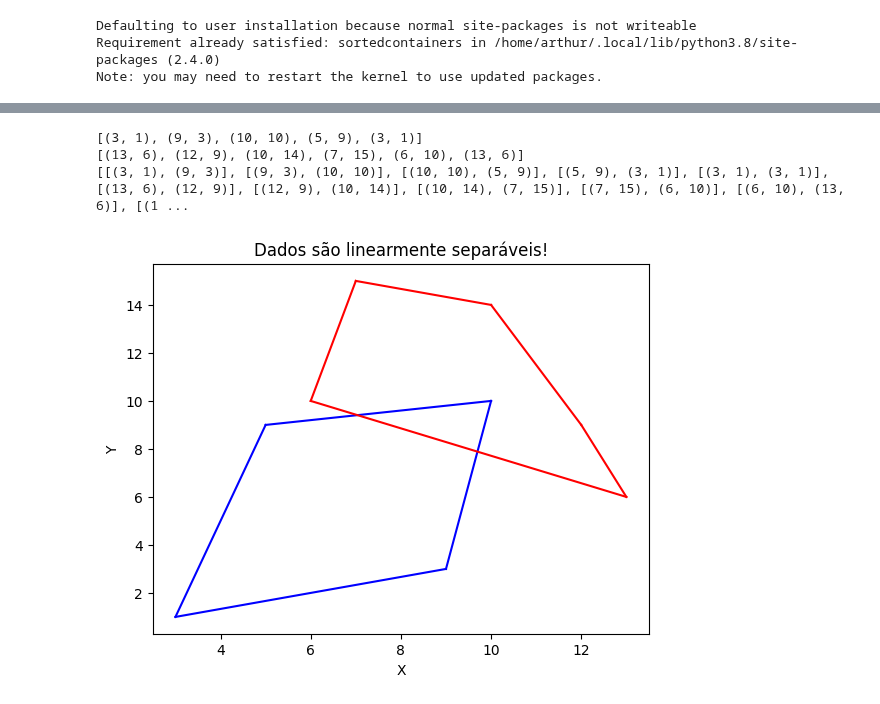
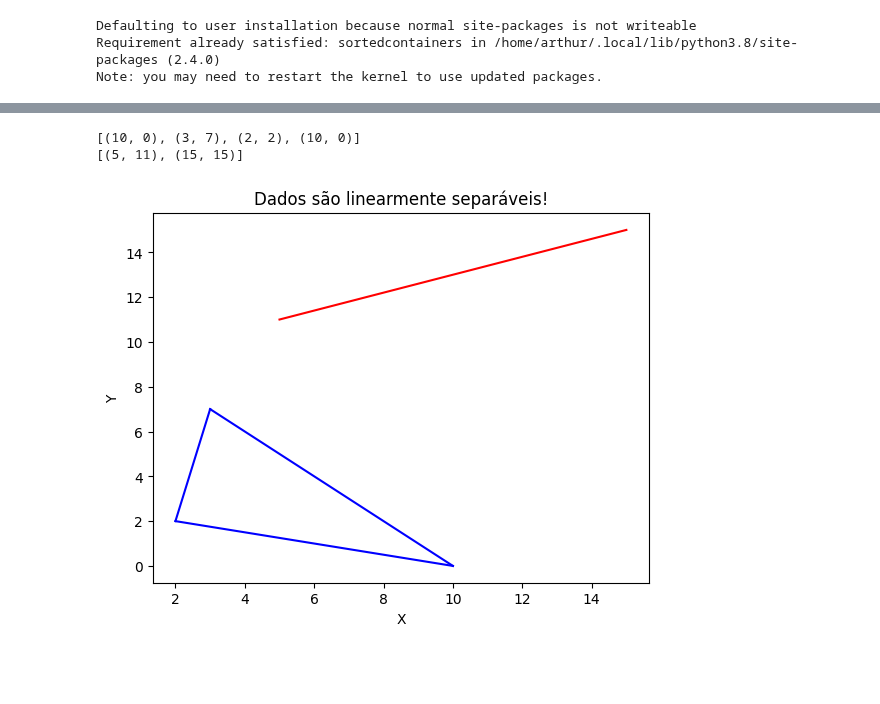
Before and after one commit to marcelomrad/Classificador_Linear, a Jupyter notebook: main.ipynb, the cells around one changed output, grey strips where cells are left out. Saved outputs shown, nothing was run; the diff lists cells and outputs as text; code cells hidden in the pictures; blank space fills up the shorter version.

```diff
--- a/main.ipynb
+++ b/main.ipynb
@@ -94,21 +82,33 @@ class Segmento:
         return False
 
 
-
     def produto_vetorial(self, other):
         return (self.p2.x - self.p1.x) * (other.p2.y - other.p1.y) - (self.p2.y - self.p1.y) * (other.p2.x - other.p1.x)
 
     def __lt__(self, other):
         return self.p1.y < other.p1.y or (self.p1.y == other.p1.y and self.p2.y < other.p2.y)
 
-    def __eq__(self, other):
-        return self.p1.y == other.p1.y and self.p2.y == other.p2.y
+class Event:
+    def __init__(self, x, y, segment, is_start, poligono):
+        self.x = x
+        self.y = y
+        self.segment = segment
+        self.is_start = is_start
+        self.poligono = poligono
+
+    def __lt__(self, other):
+        if self.x != other.x:
+            return self.x < other.x
+        return self.y < other.y
 # %%
 def ordenacao_polar(p0):
     def compare(p1, p2):
         o = orientation(p0, p1, p2)
         if o == 0:
-            return (p1.distancia_ao_quadrado(p0) <= p2.distancia_ao_quadrado(p0)) - 1
+            if p1.distancia_ao_quadrado(p0) < p2.distancia_ao_quadrado(p0):
+                return -1
+            else:
+                return 1
         return 1 if o > 0 else -1
     return compare
 # %%
@@ -268,19 +250,13 @@ def plot_separabilidade(classe_1, classe_2):
 # %%
 # Gerar pontos aleatórios para ambas as classes
 classe_1_random = [Ponto(random.randint(0, 10), random.randint(0, 10)) for _ in range(3)]
 classe_2_random = [Ponto(random.randint(5, 15), random.randint(5, 15)) for _ in range(3)]
 
-classe_1_random = (5, 9), (9, 3), (10, 10), (7, 8), (3, 1)
-classe_1_random = [Ponto(x, y) for x, y in classe_1_random]
-classe_2_random = (12, 9), (10, 14), (6, 10), (7, 15), (13, 6)
-classe_2_random = [Ponto(x, y) for x, y in classe_2_random]
-# Utilizar a função para plotar as envoltórias e verificar separabilidade
 plot_separabilidade(classe_1_random, classe_2_random)
 # %% [output]
-[(3, 1), (9, 3), (10, 10), (5, 9), (3, 1)]
-[(13, 6), (12, 9), (10, 14), (7, 15), (6, 10), (13, 6)]
-[[(3, 1), (9, 3)], [(9, 3), (10, 10)], [(10, 10), (5, 9)], [(5, 9), (3, 1)], [(3, 1), (3, 1)], [(13, 6), (12, 9)], [(12, 9), (10, 14)], [(10, 14), (7, 15)], [(7, 15), (6, 10)], [(6, 10), (13, 6)], [(1 ...
+[(10, 0), (3, 7), (2, 2), (10, 0)]
+[(5, 11), (15, 15)]
-[figure, old version]
+[figure, new version]
 # %%
 def encontrar_pontos_mais_proximos(env1, env2):
     menor_distancia = float('inf')
```
Also changed, not shown: parts of 6 cells of this notebook.
